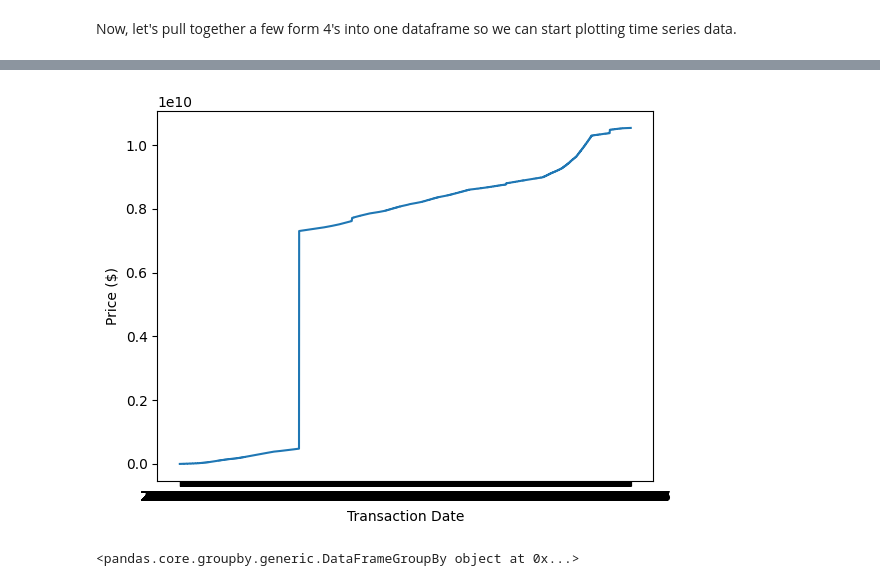
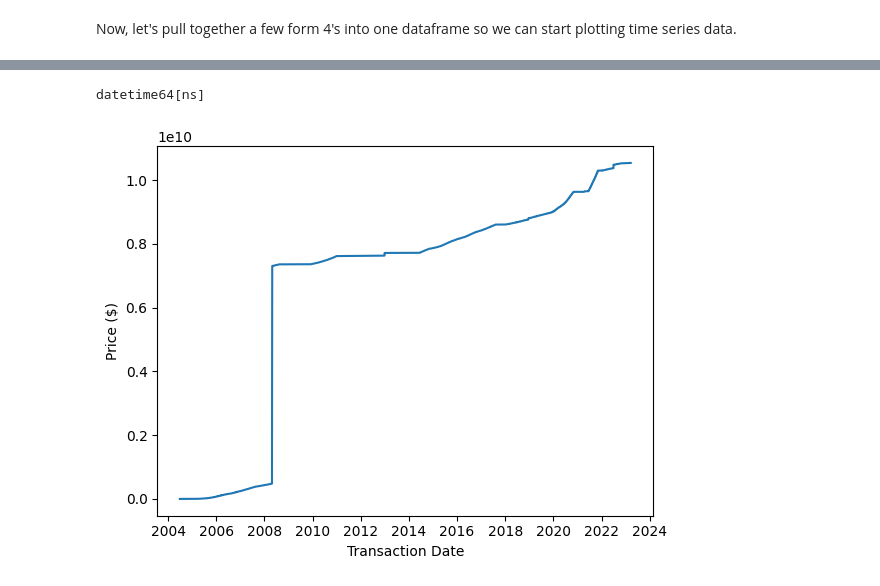
Before and after one commit to khalidelassaad/sec-jupyter, a Jupyter notebook: sec-api.ipynb, the cells around one changed output, grey strips where cells are left out. Saved outputs shown, nothing was run; the diff lists cells and outputs as text; code cells hidden in the pictures.

Commit message:
bugfix: no index on write csv, set dtypes on load

```diff
--- a/sec-api.ipynb
+++ b/sec-api.ipynb
@@ -380,6 +375,3 @@ def get_form_4_dict_from_XML_tree(XML_tree): # BUG: if there is not a derivative
         } for derivative_transaction in XML_tree.find('./derivativeTable').findall('derivativeTransaction')
     ]
     return form_4_dict
-# %%
-form_4_dict = get_form_4_dict_from_XML_tree(XML_tree)
-form_4_dict
@@ -404,4 +378,15 @@ form_4_dict
 # %%
+def set_form_4_dataframe_dtypes(form_4_dataframe):
+    form_4_dataframe['transaction_date'] = pd.to_datetime(form_4_dataframe['transaction_date'])
+    form_4_dataframe['amount_of_shares'] = form_4_dataframe['amount_of_shares'].astype(pd.Int64Dtype())
+    form_4_dataframe['price'] = form_4_dataframe['price'].astype(np.float64)
+    form_4_dataframe['amount_owned_following_transaction'] = form_4_dataframe['amount_owned_following_transaction'].astype(pd.Int64Dtype())
+    form_4_dataframe['date_exercisable'] = pd.to_datetime(form_4_dataframe['date_exercisable'])
+    form_4_dataframe['date_of_expiry'] = pd.to_datetime(form_4_dataframe['date_of_expiry'])
+    form_4_dataframe['amount_of_security_underlying'] = form_4_dataframe['amount_of_security_underlying'].astype(pd.Int64Dtype())
+    form_4_dataframe['exercise_price'] = form_4_dataframe['exercise_price'].astype(np.float64)
+    return form_4_dataframe
+
 def get_form_4_transaction_dataframe_from_form_4_dict(form_4_dict):
     column_order = [
         'issuer_name',
@@ -435,17 +420,8 @@ def get_form_4_transaction_dataframe_from_form_4_dict(form_4_dict):
     for key in keys_to_add_to_all_rows:
         return_dataframe[key] = form_4_dict[key]
     return_dataframe = return_dataframe[column_order]
-    return_dataframe['transaction_date'] = pd.to_datetime(return_dataframe['transaction_date'])
-    return_dataframe['amount_of_shares'] = return_dataframe['amount_of_shares'].astype(pd.Int64Dtype())
-    return_dataframe['price'] = return_dataframe['price'].astype(np.float64)
-    return_dataframe['amount_owned_following_transaction'] = return_dataframe['amount_owned_following_transaction'].astype(pd.Int64Dtype())
-    return_dataframe['date_exercisable'] = pd.to_datetime(return_dataframe['date_exercisable'])
-    return_dataframe['date_of_expiry'] = pd.to_datetime(return_dataframe['date_of_expiry'])
-    return_dataframe['amount_of_security_underlying'] = return_dataframe['amount_of_security_underlying'].astype(pd.Int64Dtype())
-    return_dataframe['exercise_price'] = return_dataframe['exercise_price'].astype(np.float64)
+    return_dataframe = set_form_4_dataframe_dtypes(return_dataframe)
     return return_dataframe.reset_index(drop=True)
-
-form_4_dataframe = get_form_4_transaction_dataframe_from_form_4_dict(form_4_dict)
 # %%
 interested_company_form_4_index
 # %% [output]
@@ -566,6 +542,5 @@ transaction_code_dict = {
 }
 # %%
 form_4_dataframe = get_form_4_dataframe_from_index_dataframe(
-    interested_company_form_4_index,
-    True
+    interested_company_form_4_index
 )
@@ -576,5 +549,10 @@ form_4_dataframe = get_form_4_dataframe_from_index_dataframe(
 # %%
-form_4_dataframe = pd.read_csv('form_4_csvs/all_salesforce_form_4s.csv')
+def load_form_4_dataframe_from_filepath(filepath):
+    form_4_dataframe = pd.read_csv(filepath)
+    form_4_dataframe = set_form_4_dataframe_dtypes(form_4_dataframe)
+    return form_4_dataframe
+
+form_4_dataframe = load_form_4_dataframe_from_filepath('form_4_csvs/all_salesforce_form_4s.csv')
 # %%
 common_stock_dataframe = add_dollars_moved_filtered_to_common_stock_from_form_4_dataframe(form_4_dataframe)
 # %%
@@ -615,20 +601,22 @@ Name: security_acquired_or_disposed, Length: 26035, dtype: object
 # %%
 one_person_df = pd.DataFrame(
     common_stock_dataframe[common_stock_dataframe['name_of_reporting_person'] == 'Benioff Marc']
 )
 one_person_df = one_person_df.sort_values(by='transaction_date')
 x = one_person_df['transaction_date']
+print(x.dtype)
 y = one_person_df['dollars_moved'].cumsum()
 color = one_person_df['security_acquired_or_disposed'].map({'A':'green', 'D':'red'})
 
 fig, ax = plt.subplots()
+ax.xaxis.set_major_formatter(
+    mdates.ConciseDateFormatter(ax.xaxis.get_major_locator()))
 ax.plot(x, y)
 ax.set_xlabel("Transaction Date")
 ax.set_ylabel("Price ($)")
+
+
 plt.show()
 # %% [output]
+datetime64[ns]
-[figure, old version]
+[figure, new version]
-# %%
-common_stock_dataframe.groupby('transaction_date')
-# %% [output]
-<pandas.core.groupby.generic.DataFrameGroupBy object at 0x...>
```
Also changed, not shown: parts of 8 cells of this notebook.
